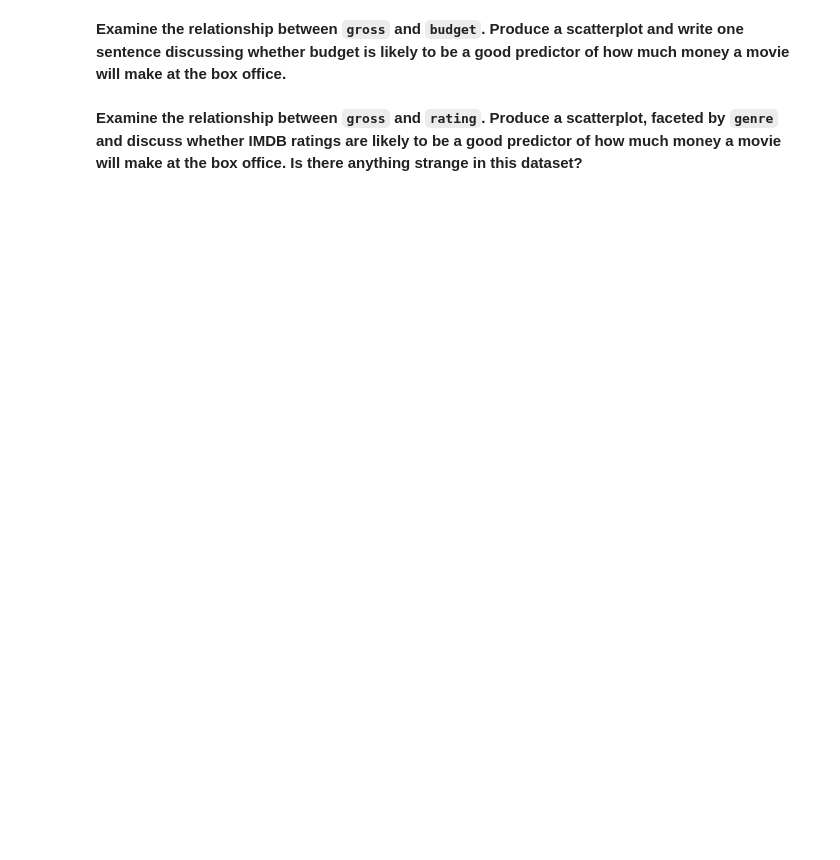
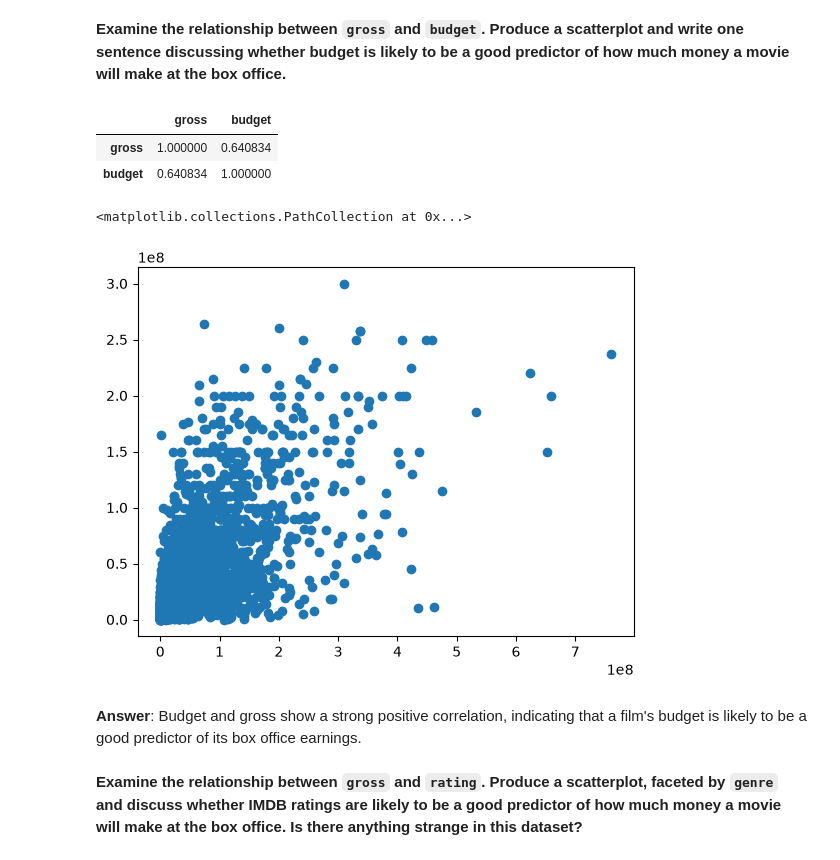
Before and after one commit to Brennan-Chan/Analytics-Through-Coding-AUT_26, a Jupyter notebook: Session_2/Homework.ipynb, the cells around one changed output. Saved outputs shown, nothing was run; the diff lists cells and outputs as text; code cells hidden in the pictures; blank space fills up the shorter version.

```diff
--- a/Session_2/Homework.ipynb
+++ b/Session_2/Homework.ipynb
@@ -60,4 +257,22 @@ False
 # %% [markdown]
 **Examine the relationship between `gross` and `budget`. Produce a scatterplot and write one sentence discussing whether budget is likely to be a good predictor of how much money a movie will make at the box office.**
+# %%
+display(movies[["gross", "budget"]].corr())
+
+plt.scatter(
+    data = movies,
+    x = "budget",
+    y = "gross"
+)
+
+plt.xlabel("")
+# %% [output]
+|  | gross | budget |
+| gross | 1.000000 | 0.640834 |
+| budget | 0.640834 | 1.000000 |
+<matplotlib.collections.PathCollection at 0x...>
+[figure, added]
+# %% [markdown]
+**Answer**: Budget and gross show a strong positive correlation, indicating that a film's budget is likely to be a good predictor of its box office earnings.
 # %% [markdown]
 **Examine the relationship between `gross` and `rating`. Produce a scatterplot, faceted by `genre` and discuss whether IMDB ratings are likely to be a good predictor of how much money a movie will make at the box office. Is there anything strange in this dataset?**
```
Also changed, not shown: parts of 12 cells of this notebook, 1 other file.
